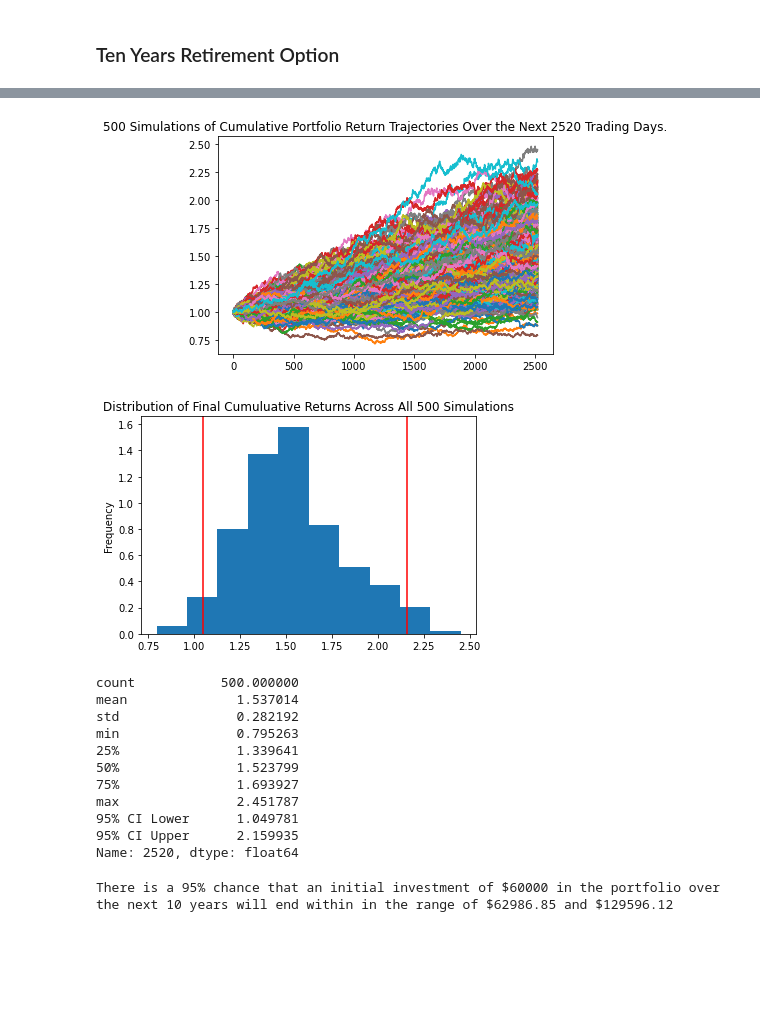
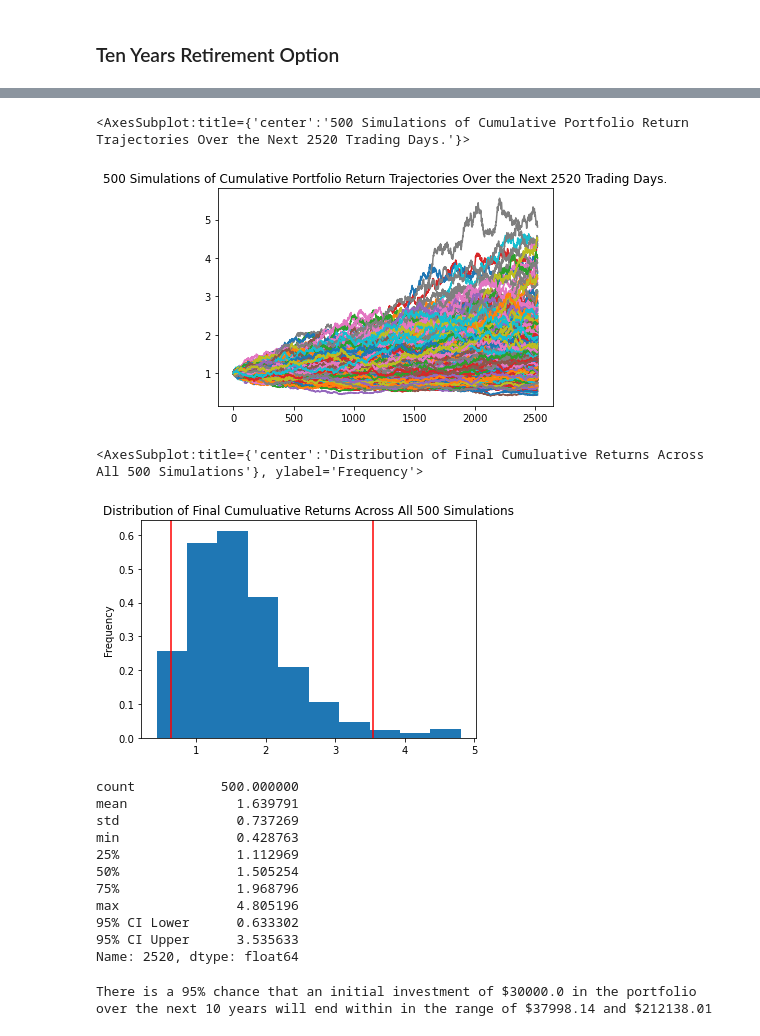
Before and after one commit to Aqui1983/Module_5_Homework, a Jupyter notebook: financial-planner.ipynb, the cells around one changed output, grey strips where cells are left out. Saved outputs shown, nothing was run; the diff lists cells and outputs as text; code cells hidden in the pictures; blank space fills up the shorter version.

```diff
--- a/financial-planner.ipynb
+++ b/financial-planner.ipynb
@@ -450,3 +449,11 @@ There is a 95% chance that an initial investment of $60000 in the portfolio over
 # %% [markdown]
 ### Ten Years Retirement Option
+# %%
+# Configuring a Monte Carlo simulation to forecast 10 years cumulative returns
+MC_early_10_year_retirement = MCSimulation(
+    portfolio_data = df_stock_data,
+    weights = [0.40,0.60],
+    num_simulation = 500,
+    num_trading_days = 252*10
+)
 # %%
@@ -489,41 +504,41 @@ Running Monte Carlo simulation number 490.
 # %%
 # Plot simulation outcomes
-# YOUR CODE HERE!
+MC_early_10_year_retirement.plot_simulation()
 # %% [output]
+<AxesSubplot:title={'center':'500 Simulations of Cumulative Portfolio Return Trajectories Over the Next 2520 Trading Days.'}>
-[figure, old version]
+[figure, new version]
 # %%
 # Plot probability distribution and confidence intervals
-# YOUR CODE HERE!
+MC_early_10_year_retirement.plot_distribution()
 # %% [output]
+<AxesSubplot:title={'center':'Distribution of Final Cumuluative Returns Across All 500 Simulations'}, ylabel='Frequency'>
-[figure, old version]
+[figure, new version]
 # %%
 # Fetch summary statistics from the Monte Carlo simulation results
-# YOUR CODE HERE!
-
+tbl_10 = MC_early_10_year_retirement.summarize_cumulative_return()
 # Print summary statistics
-# YOUR CODE HERE!
+print(tbl_10)
 # %% [output]
 count           500.000000
-mean              1.537014
-std               0.282192
-min               0.795263
-25%               1.339641
-50%               1.523799
-75%               1.693927
-max               2.451787
-95% CI Lower      1.049781
-95% CI Upper      2.159935
+mean              1.639791
+std               0.737269
+min               0.428763
+25%               1.112969
+50%               1.505254
+75%               1.968796
+max               4.805196
+95% CI Lower      0.633302
+95% CI Upper      3.535633
 Name: 2520, dtype: float64
 # %%
 # Set initial investment
-# YOUR CODE HERE!
-
+MC_10year_early_initial_investment = 60000
 # Use the lower and upper `95%` confidence intervals to calculate the range of the possible outcomes of our $60,000
-# YOUR CODE HERE!
-
+ci_lower_ten = round(tbl_10[8]*60000,2)
+ci_upper_ten = round(tbl_10[9]*60000,2)
 # Print results
 print(f"There is a 95% chance that an initial investment of ${initial_investment} in the portfolio"
       f" over the next 10 years will end within in the range of"
       f" ${ci_lower_ten} and ${ci_upper_ten}")
 # %% [output]
-There is a 95% chance that an initial investment of $60000 in the portfolio over the next 10 years will end within in the range of $62986.85 and $129596.12
+There is a 95% chance that an initial investment of $30000.0 in the portfolio over the next 10 years will end within in the range of $37998.14 and $212138.01
```
Also changed, not shown: parts of 16 cells of this notebook.
